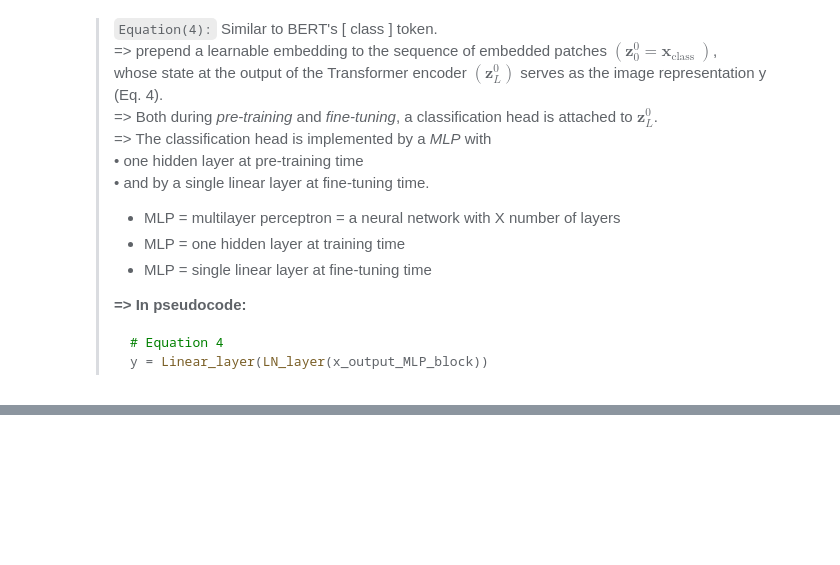
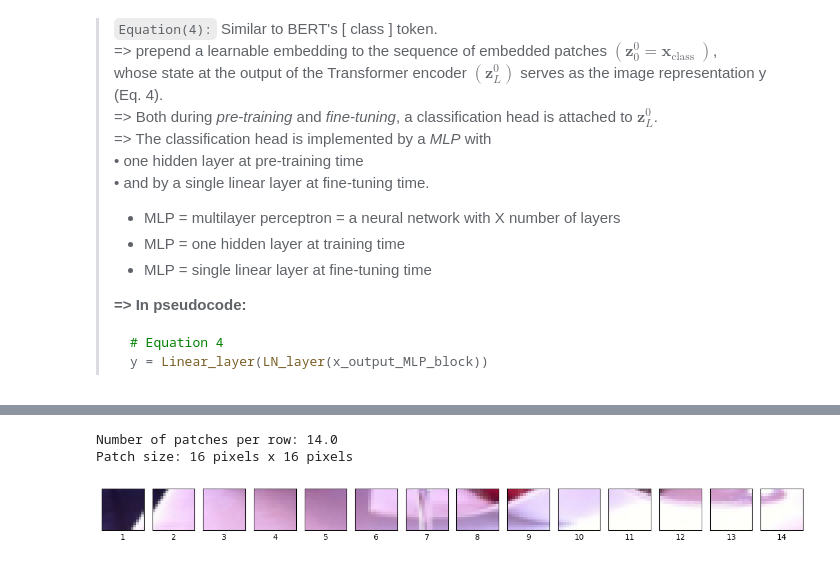
Before and after one commit to ZyWang7/PyTorch-for-DL-ML, a Jupyter notebook: 08_Paper_Replicating.ipynb, the cells around one changed output, grey strips where cells are left out. Cells and saved outputs as stored; diff of their text form; code cells hidden in the pictures; blank space fills up the shorter version.

```diff
--- a/08_Paper_Replicating.ipynb
+++ b/08_Paper_Replicating.ipynb
@@ -271,0 +326,25 @@ plt.axis(False)
+# %%
+# plot top row as patches
+row_size = 224
+patch_size = 16
+num_row_patches = row_size/patch_size
+assert row_size % patch_size == 0, "Row size must be divisible by patch size"
+print(f"Number of patches per row: {num_row_patches}\nPatch size: {patch_size} pixels x {patch_size} pixels")
+
+# create a series of subplots
+fig, axs = plt.subplots(nrows=1,
+                        ncols=row_size // patch_size,  # one column for each patch
+                        sharex=True,
+                        sharey=True,
+                        figsize=(patch_size, patch_size))
+
+# iterate through number of patches in the top row
+for i, patch in enumerate(range(0, row_size, patch_size)):
+    axs[i].imshow(img_permuted[:patch_size, patch:patch+patch_size, :])
+    axs[i].set_xlabel(i+1) # set the patch label
+    axs[i].set_xticks([])
+    axs[i].set_yticks([])
+# %% [output]
+Number of patches per row: 14.0
+Patch size: 16 pixels x 16 pixels
+[figure, added]
```
Also changed, not shown: parts of 8 cells of this notebook.
